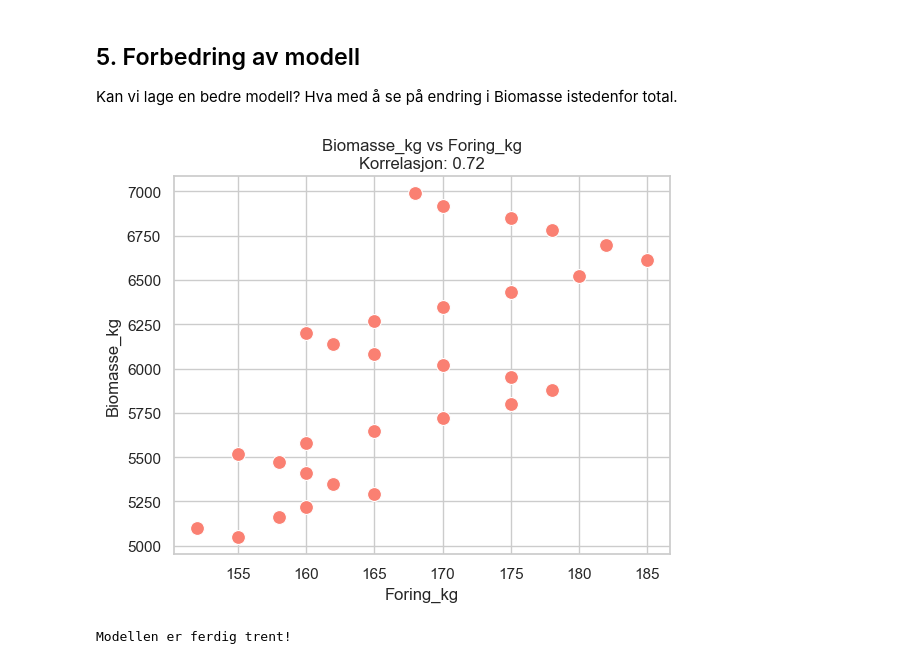
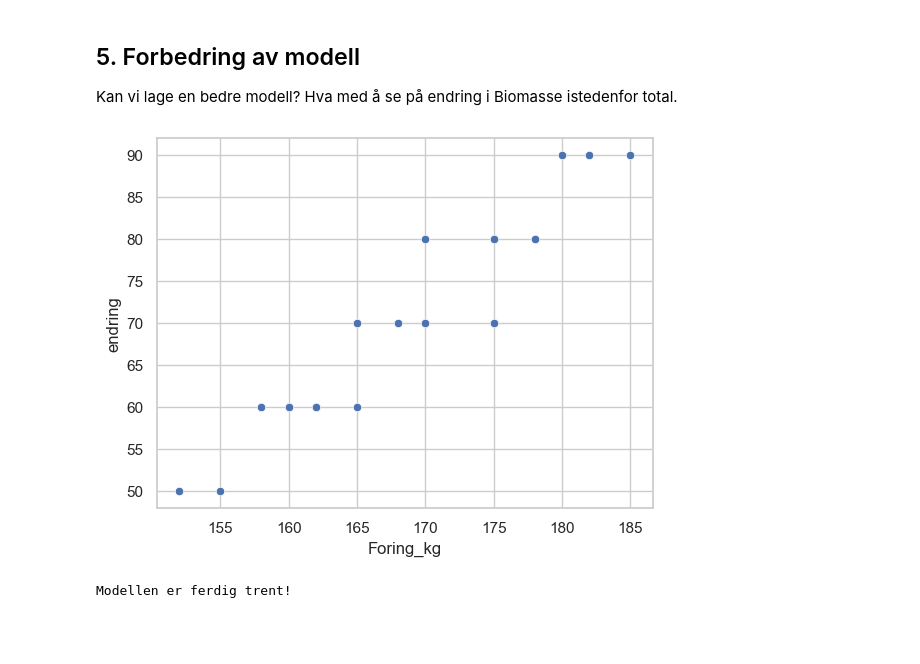
Before and after one commit to Fraktal-Norge-AS/ml-fagskole, a Jupyter notebook: intro_to_ml.ipynb, the cells around one changed output. Drawn from its saved outputs; the diff is of its cells as text; code cells hidden in the pictures; blank space fills up the shorter version.

```diff
--- a/intro_to_ml.ipynb
+++ b/intro_to_ml.ipynb
@@ -229,13 +224,15 @@ Kan vi lage en bedre modell? Hva med å se på endring i Biomasse istedenfor tot
 # Tar vare på original dataframe
 old_df = df.copy()
 # %%
+target = 'endring'
+
 # Lag ny kolonne med daglig endring i biomasse (kg)
-df['endring'] = df['Biomasse_kg'].diff() #.fillna(0)
+df[target] = df['Biomasse_kg'].diff() #.fillna(0)
 
 # Fjerner første rad siden endring er 0 der
 df = df.dropna()
 # %%
-fig, axes = scatterplot_feature_vs_target(df, ['Foring_kg'], target)
+ax = sns.scatterplot(data=df, x='Foring_kg', y=target)
 # %% [output]
-[figure, old version]
+[figure, new version]
 # %%
```
Also changed, not shown: parts of 4 cells of this notebook, 1 other file.
